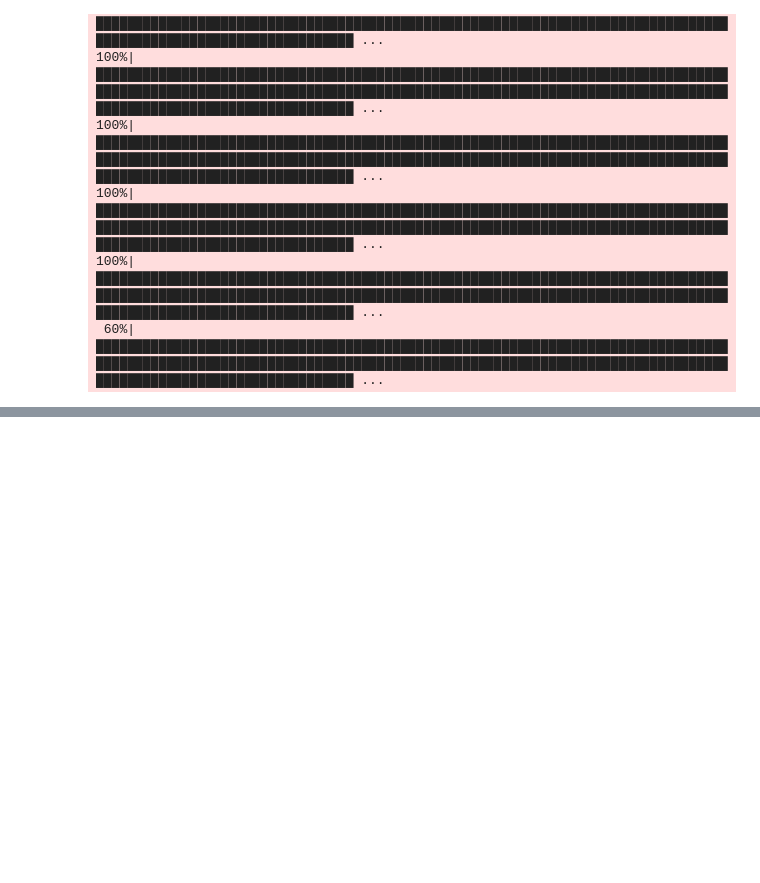
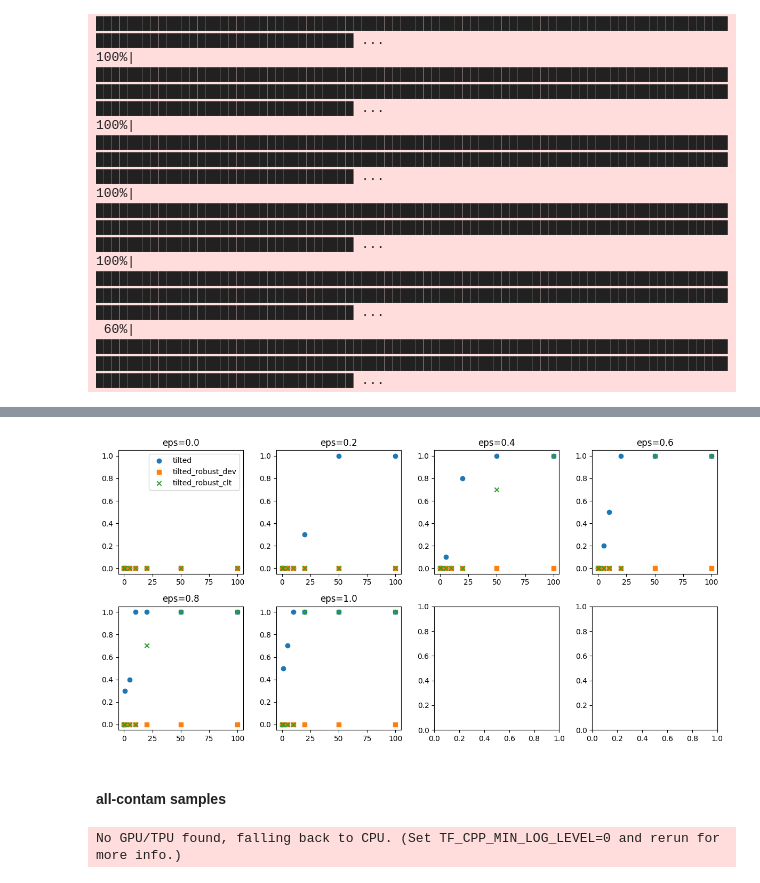
Before and after one commit to XingLLiu/robust-kernel-test, a Jupyter notebook: notebooks/NF.ipynb, the cells around one changed output, grey strips where cells are left out. Cells and saved outputs as stored; diff of their text form; code cells hidden in the pictures; blank space fills up the shorter version.

```diff
--- a/notebooks/NF.ipynb
+++ b/notebooks/NF.ipynb
@@ -622,0 +653,4 @@ plt.tight_layout()
+# %%
+eps = 0.4
+std = 50
+res_plot[eps][std]["tilted"]["stat"]
@@ -622,0 +668,38 @@ plt.tight_layout()
+# %%
+theta_new = 0.075
+res_stats_new = copy.deepcopy(res_stats)
+for eps in eps_ls:
+    for std in std_ls:
+        res_stats_new[eps][std] = exp_utils.change_theta(res_stats_new[eps][std], ["tilted_robust_dev", "tilted_robust_clt"], theta_new)
+# %%
+_, axes = plt.subplots(ncols=4, nrows=2, figsize=(3*4, 3*2))
+
+res_plot = res_stats_new
+eps_ls = list(res_plot.keys())
+std_ls = list(res_plot[eps_ls[0]])
+
+method_list = ["tilted", "tilted_robust_dev", "tilted_robust_clt"]
+markers = ["o", "s", "x"]
+for i, ax in enumerate(axes.flatten()):
+    if i >= len(eps_ls): break
+
+    eps = eps_ls[i]
+
+    for j, m in enumerate(method_list):
+        rej_rate = [np.mean(res_plot[eps][std][m]["rej"]) for std in std_ls]
+        ax.scatter(std_ls, rej_rate, label=m, marker=markers[j])
+
+    ax.set_ylim(-0.05, 1.05)
+    ax.set_title(f"eps={eps}")
+
+axes[0][0].legend()
+plt.tight_layout()
+plt.show()
+# %% [output]
+[figure, added]
+# %% [markdown]
+#### all-contam samples
+# %%
+res_stats = pickle.load(open("../data/nf/model/nf_stats_power_nexp200.pkl", "rb"))
+# %% [output]
+No GPU/TPU found, falling back to CPU. (Set TF_CPP_MIN_LOG_LEVEL=0 and rerun for more info.)
```
Also changed, not shown: parts of 41 cells of this notebook, 15 other files.
